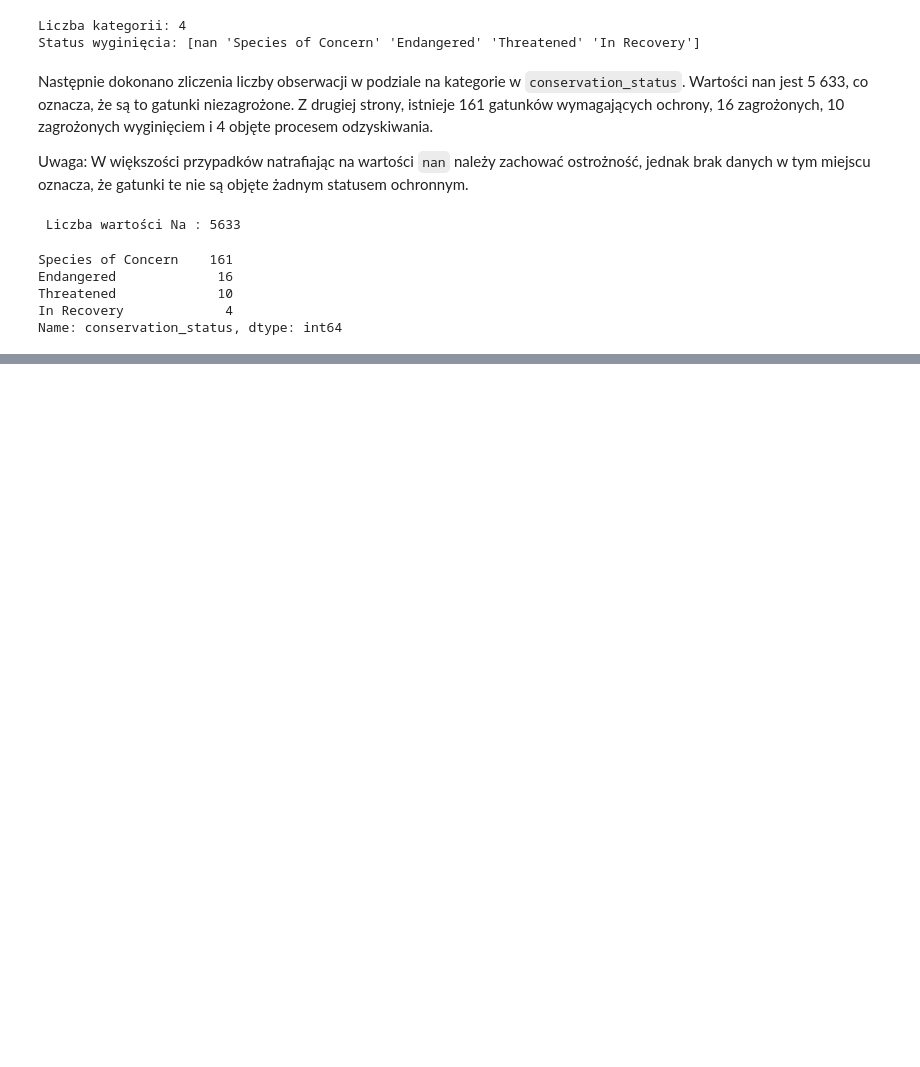
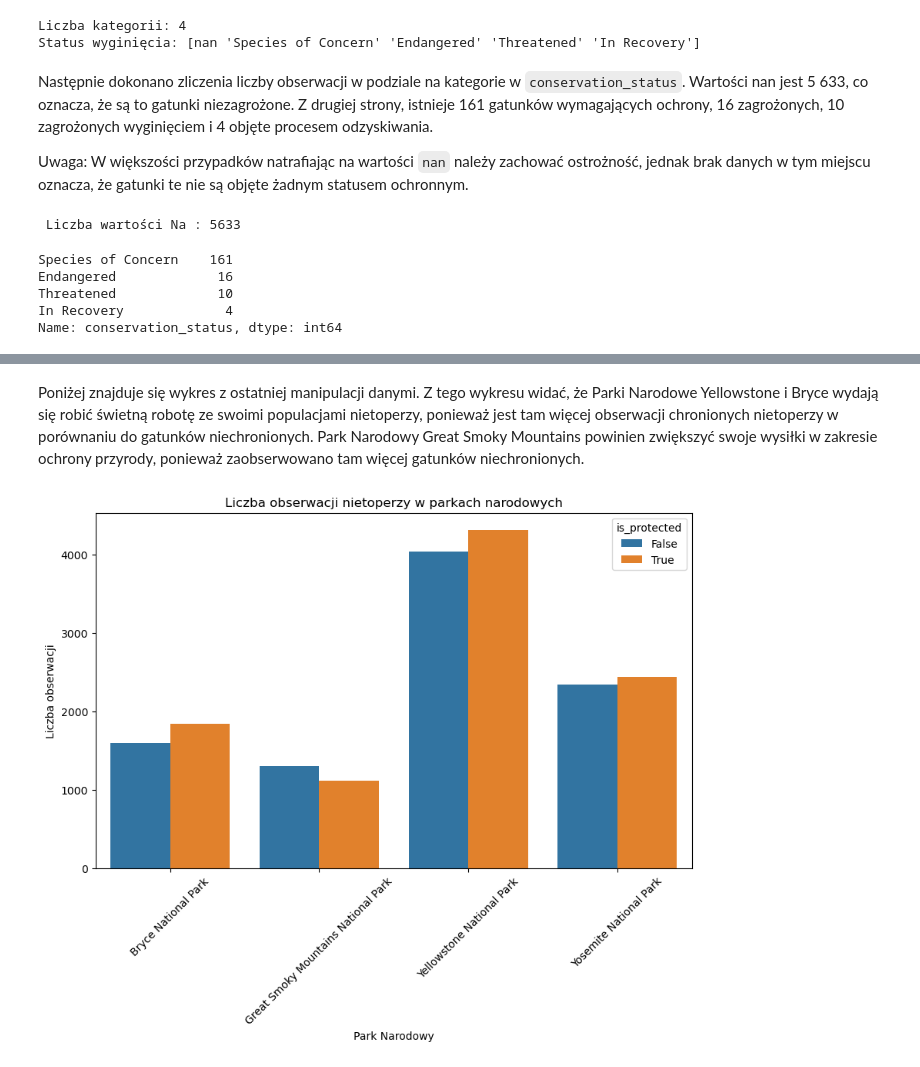
Before and after one commit to KingAMJ23/Endangered-species, a Jupyter notebook: biodiversity.ipynb, the cells around one changed output, grey strips where cells are left out. Saved outputs shown, nothing was run; the diff lists cells and outputs as text; code cells hidden in the pictures; blank space fills up the shorter version.

```diff
--- a/biodiversity.ipynb
+++ b/biodiversity.ipynb
@@ -145,0 +209,2 @@ Name: conservation_status, dtype: int64
+# %%
+species['is_protected'] = species['conservation_status'] != 'No Intervention'
@@ -145,0 +378,3 @@ Name: conservation_status, dtype: int64
+# %%
+species['is_bat'] = species.common_names.str.contains(r"\bBat\b", regex=True)
+species.head(10)
@@ -145,0 +417,3 @@ Name: conservation_status, dtype: int64
+# %%
+bat_observations = observations.merge(species[species.is_bat])
+bat_observations
@@ -145,0 +448,3 @@ Name: conservation_status, dtype: int64
+# %%
+grouped_data = bat_observations.groupby(['park_name', 'is_protected']).observations.sum().reset_index()
+grouped_data
@@ -145,0 +461,12 @@ Name: conservation_status, dtype: int64
+# %% [markdown]
+Poniżej znajduje się wykres z ostatniej manipulacji danymi. Z tego wykresu widać, że Parki Narodowe Yellowstone i Bryce wydają się robić świetną robotę ze swoimi populacjami nietoperzy, ponieważ jest tam więcej obserwacji chronionych nietoperzy w porównaniu do gatunków niechronionych. Park Narodowy Great Smoky Mountains powinien zwiększyć swoje wysiłki w zakresie ochrony przyrody, ponieważ zaobserwowano tam więcej gatunków niechronionych.
+# %%
+plt.figure(figsize = (10,6))
+sns.barplot(x = 'park_name', y = 'observations', hue = 'is_protected', data = grouped_data)
+plt.title('Liczba obserwacji nietoperzy w parkach narodowych')
+plt.xlabel('Park Narodowy')
+plt.ylabel('Liczba obserwacji')
+plt.xticks(rotation=45)
+plt.show()
+# %% [output]
+[figure, added]
```
Also changed, not shown: parts of 46 cells of this notebook.
